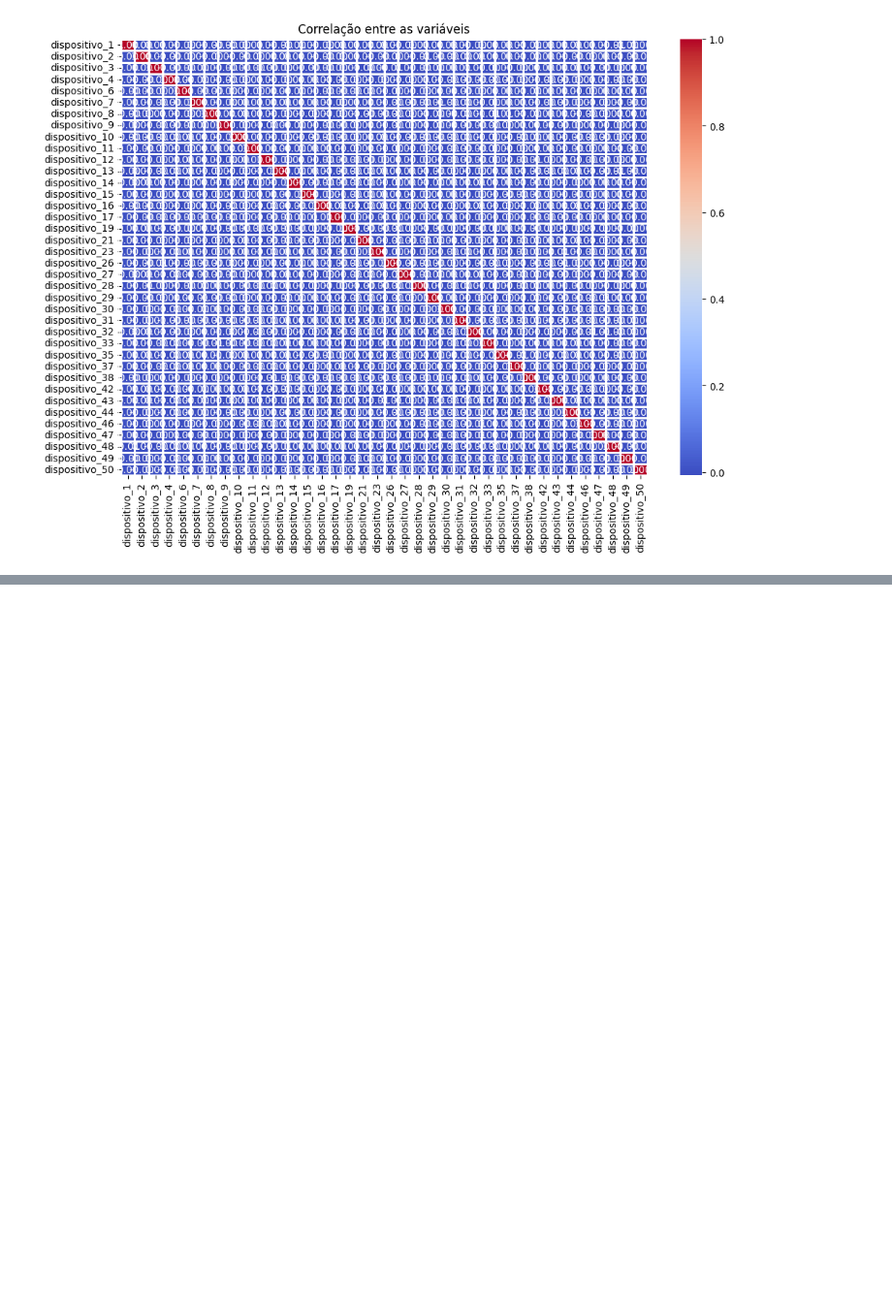
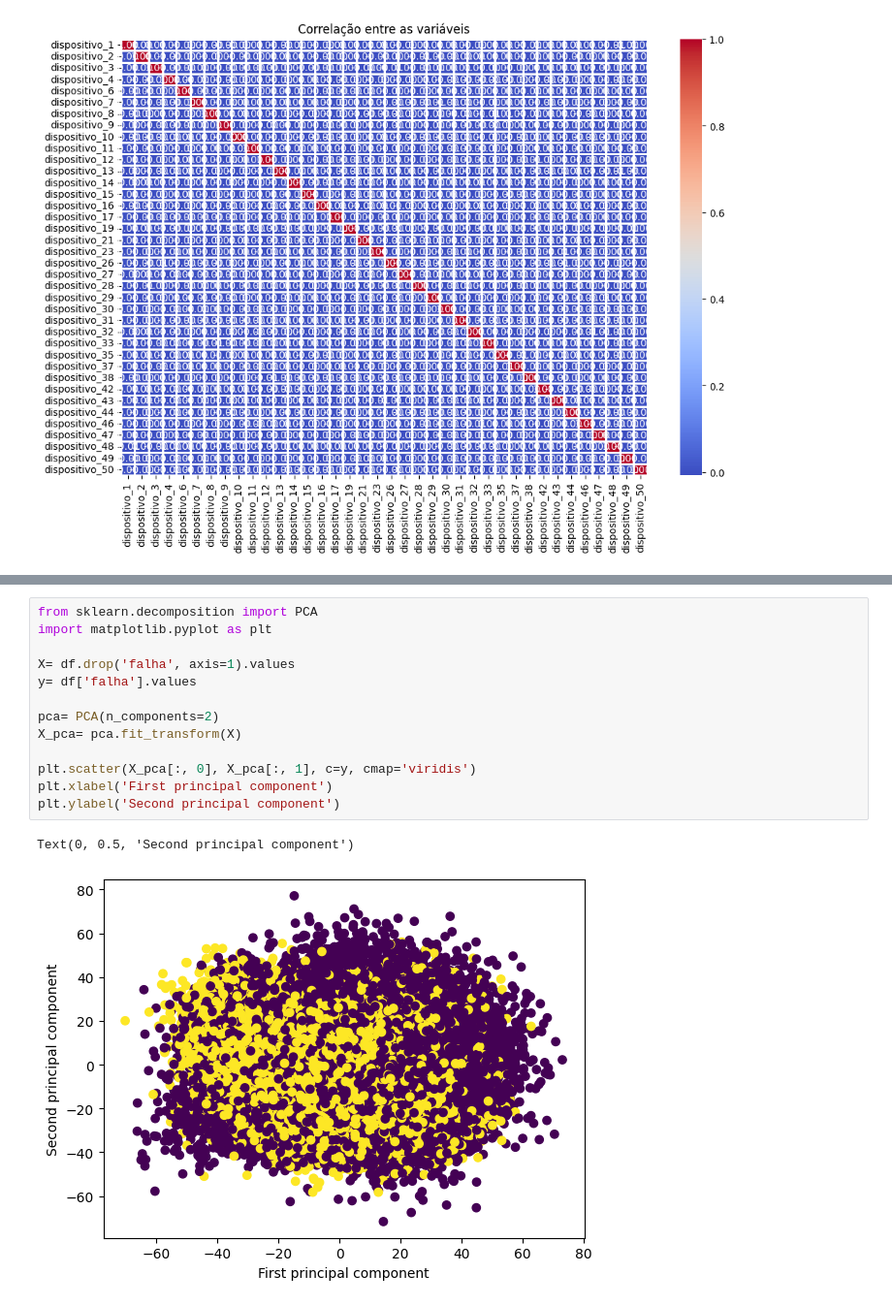
Before and after one commit to MarceloMTM/AI-UNIFEI, a Jupyter notebook: Base de dados Planta de Processo/Analise.ipynb, the cells around one changed output, grey strips where cells are left out. Shown at 97% size. Saved outputs shown, nothing was run; the diff lists cells and outputs as text; blank space fills up the shorter version.

```diff
--- a/Base de dados Planta de Processo/Analise.ipynb
+++ b/Base de dados Planta de Processo/Analise.ipynb
@@ -175,0 +182,16 @@ plt.show()
+# %%
+from sklearn.decomposition import PCA
+import matplotlib.pyplot as plt
+
+X= df.drop('falha', axis=1).values
+y= df['falha'].values
+
+pca= PCA(n_components=2)
+X_pca= pca.fit_transform(X)
+
+plt.scatter(X_pca[:, 0], X_pca[:, 1], c=y, cmap='viridis')
+plt.xlabel('First principal component')
+plt.ylabel('Second principal component')
+# %% [output]
+Text(0, 0.5, 'Second principal component')
+[figure, added]
```
Also changed, not shown: parts of 7 cells of this notebook, 1 other file.
